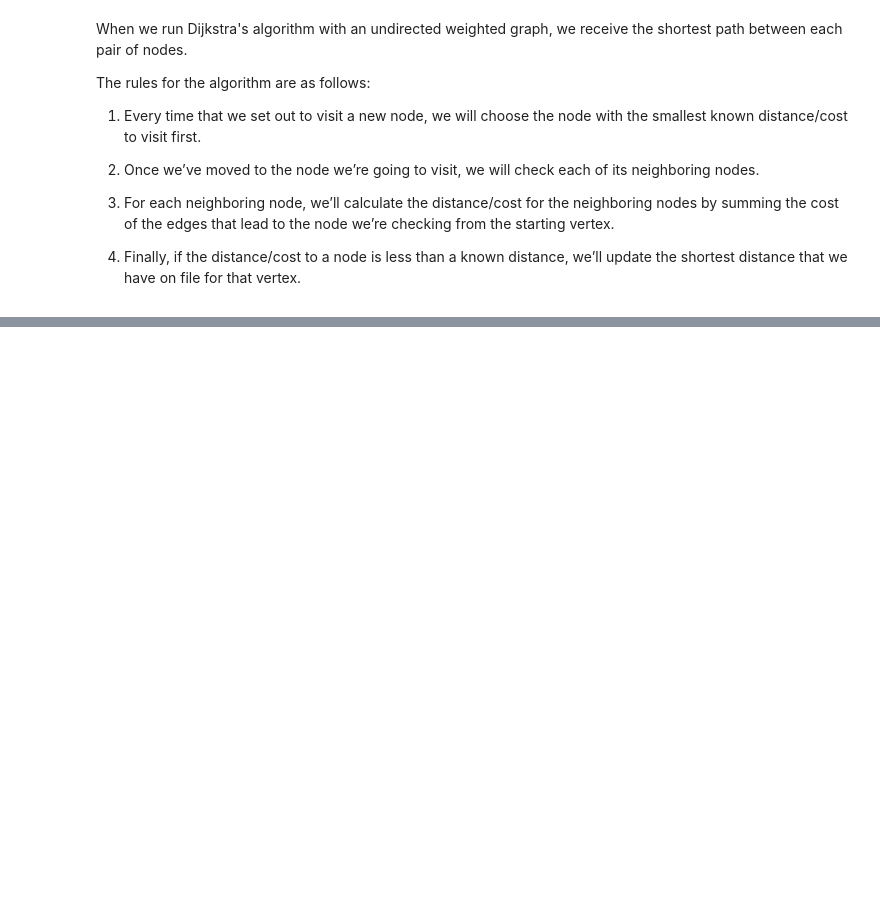
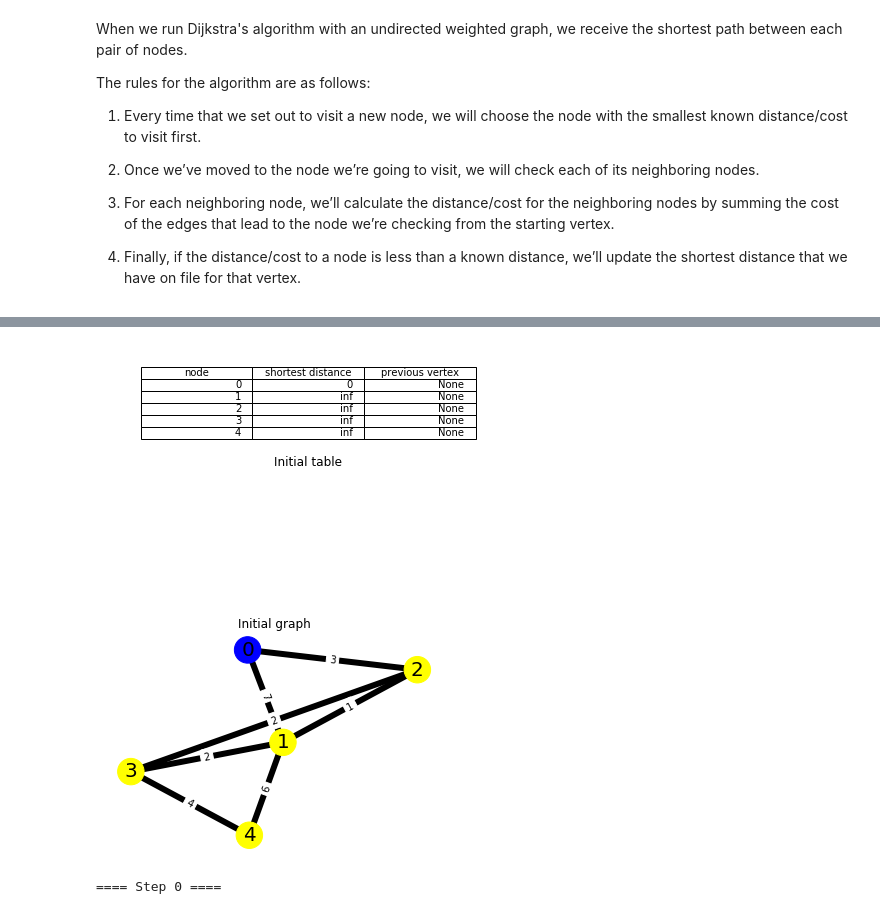
Before and after one commit to hugogrochau/cs-studies, a Jupyter notebook: notebooks/dijkstra.ipynb, the cells around one changed output, grey strips where cells are left out. Saved outputs shown, nothing was run; the diff lists cells and outputs as text; code cells hidden in the pictures; blank space fills up the shorter version.

```diff
--- a/notebooks/dijkstra.ipynb
+++ b/notebooks/dijkstra.ipynb
@@ -89,0 +80,80 @@ print_table(labels, result_table)
+# %%
+def dijkstra(graph):
+    table, visited, unvisited = initialize(graph)
+
+    print_result_table(table, 'Initial table')
+    print_visited_graph(graph, [], 0, 'Initial graph')
+
+    current_step = 0
+    while len(unvisited) > 0:
+        table, visited, unvisited, visited_node = step(graph, table, visited, unvisited)
+
+        print("==== Step {step} ====".format(step = current_step))
+        print_visited_graph(graph, visited, visited_node, 'Graph after step {step}'.format(step=current_step))
+        print_result_table(table, 'Results after step {step}'.format(step=current_step))
+        current_step += 1
+
+    return table
+
+def step(graph, table, visited, unvisited):
+    smallest_node = get_smallest_unvisited_node(unvisited, table)
+    neighboring_distances = calculate_neighbors_distances(visited, table, graph, smallest_node)
+    current_distance = table[smallest_node][1]
+
+    for [neighbor, distance] in neighboring_distances:
+        total_distance = distance + current_distance
+        current_shortest_distance = table[neighbor][1]
+        if (total_distance < current_shortest_distance):
+            table[neighbor][1] = total_distance
+            table[neighbor][2] = smallest_node
+
+    visited.append(smallest_node)
+    unvisited.remove(smallest_node)
+
+    visited_node = smallest_node
+    return table, visited, unvisited, visited_node
+
+
+def initialize(graph):
+    from_nodes = list(map(lambda x: x[0], graph))
+    to_nodes = list(map(lambda x: x[1], graph))
+    unique_nodes = sorted(list(set(from_nodes + to_nodes)))
+    initial_table = list(map(lambda x: [x, float('inf'), None], unique_nodes))
+
+    # Starting node
+    initial_table[0][1] = 0
+    visited = []
+    unvisited = unique_nodes
+
+    return initial_table, visited, unvisited
+
+def get_smallest_unvisited_node(unvisited, table):
+    filtered_table = list(filter(lambda item: item[0] in unvisited, table))
+    sorted_table = sorted(filtered_table, key=lambda item: item[1])
+    return sorted_table[0][0]
+
+
+def calculate_neighbors_distances(visited, table, graph, node):
+    neighboring_edges_from = list(filter(lambda e: e[0] == node, graph))
+    neighboring_edges_to = filter(lambda e: e[1] == node, graph)
+    neighboring_edges_to_fixed = list(map(lambda e: [e[1], e[0], e[2]],neighboring_edges_to))
+    neighboring_edges = list(filter(lambda e: e[1] not in visited, neighboring_edges_from + neighboring_edges_to_fixed))
+
+    neighbors_distance = list(map(lambda e: [e[1], e[2]], neighboring_edges))
+
+    return neighbors_distance
+
+def print_result_table(result_table, title=None):
+    labels = ('node', 'shortest distance', 'previous vertex')
+    print_table(labels, result_table, title)
+
+def print_visited_graph(graph, visited, visited_node, title=None):
+    print_graph(graph, visited, visited_node, title)
+
+
+
+result_table = dijkstra(graph)
+# %% [output]
+[figure, added]
+[figure, added]
+==== Step 0 ====
```
Also changed, not shown: parts of 5 cells of this notebook.
